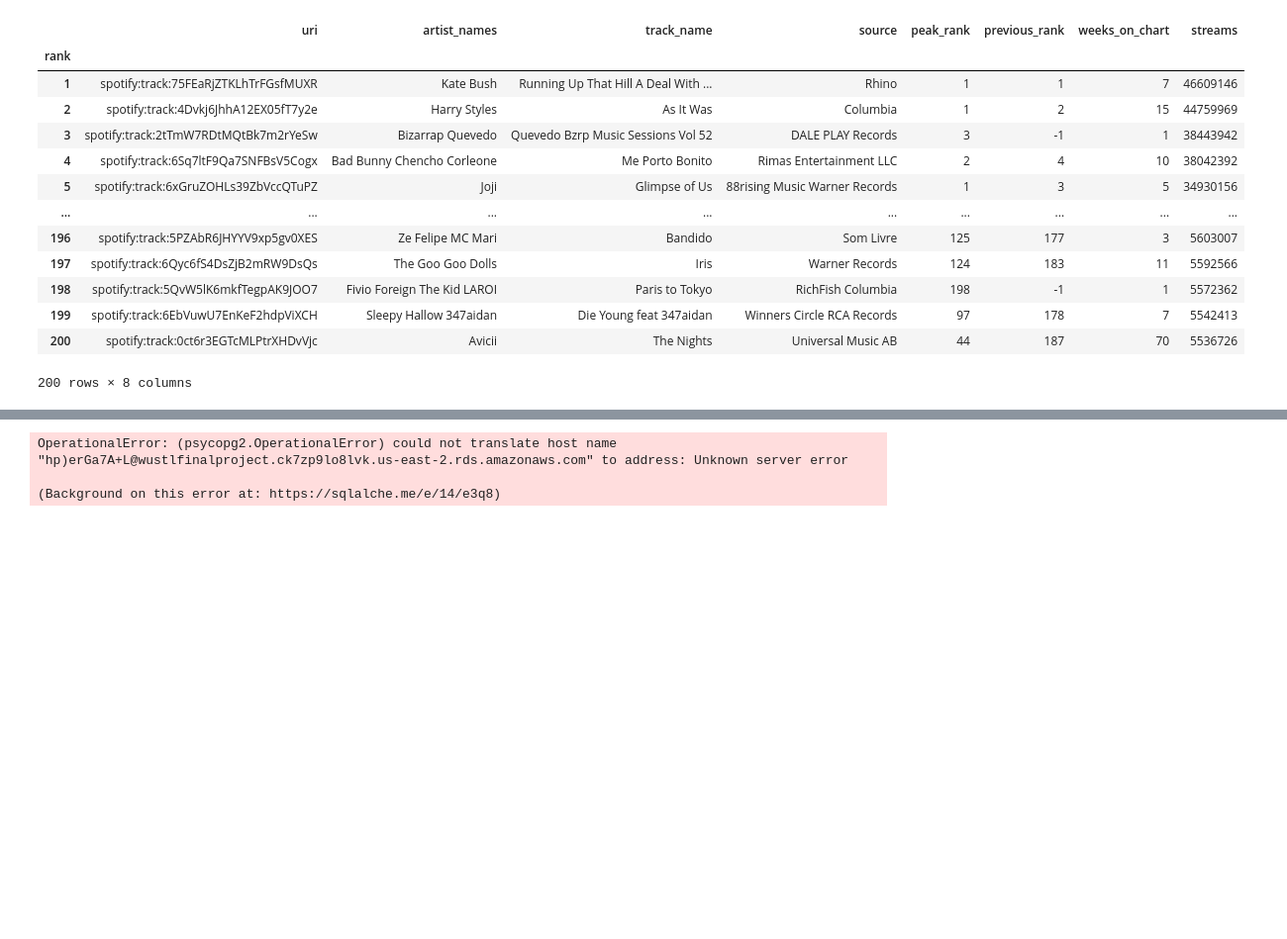
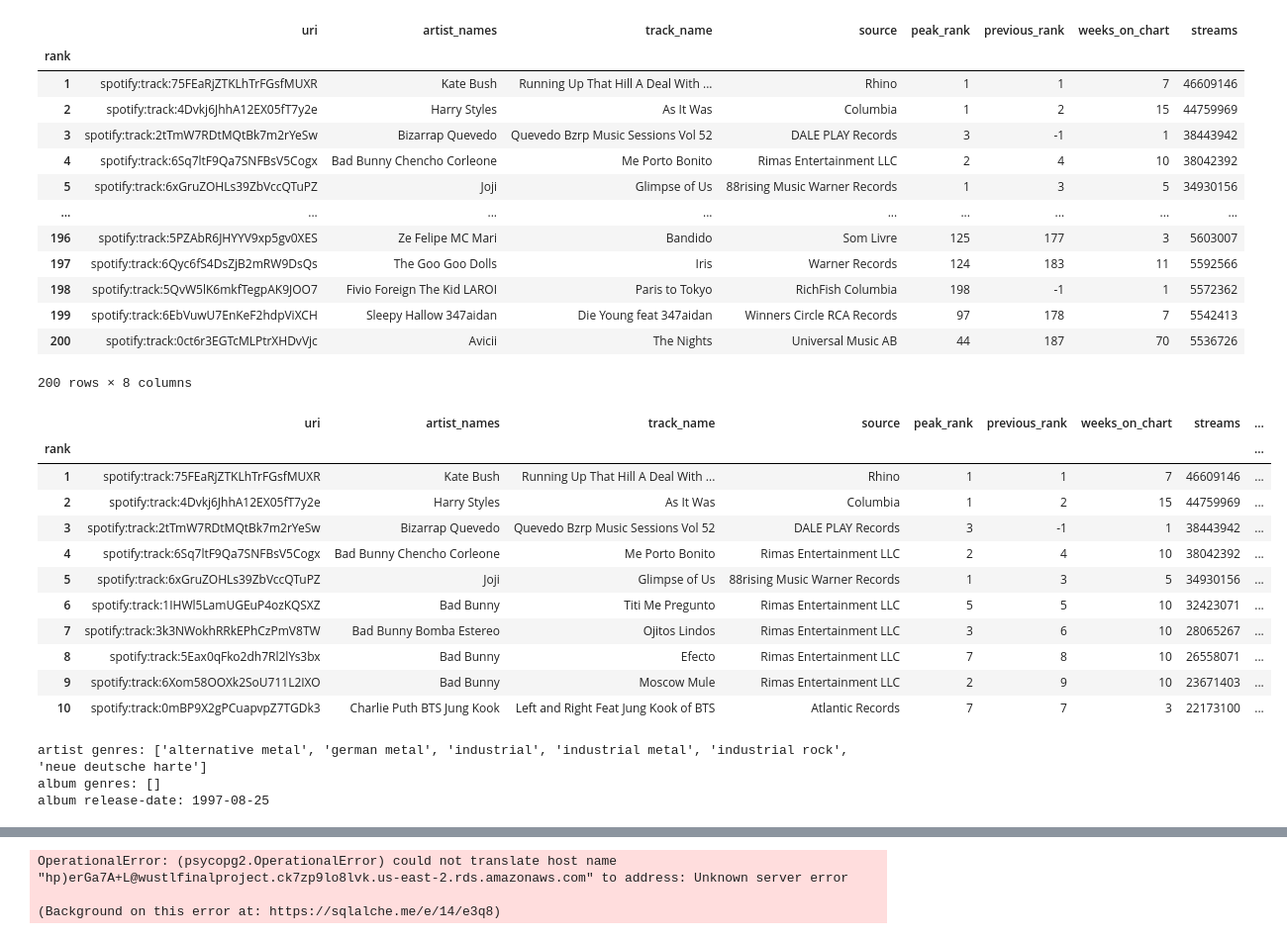
Before and after one commit to Azykan/Final-Project, a Jupyter notebook: source_code.ipynb, the cells around one changed output, grey strips where cells are left out. Shown at 99% size. Saved outputs shown, nothing was run; the diff lists cells and outputs as text; code cells hidden in the pictures; blank space fills up the shorter version.

```diff
--- a/source_code.ipynb
+++ b/source_code.ipynb
@@ -209,3 +240,41 @@ sp_df
 output_data_file = "C:\\Users\\Blaine\\Documents\\College\\Bootcamp\\20) Final-Project\\cleaned_regional-global-weekly-2022-07-14.csv"
 # Export the City_Data into a CSV.
 sp_df.to_csv(output_data_file, index= True)
+# %%
+sp_genre_df = sp_df[["uri", "artist_names", "track_name", "source", "peak_rank", "previous_rank", "weeks_on_chart", "streams"]].copy()
+sp_genre_df["genre"] = ""
+sp_genre_df.head(10)
+# %% [output]
+|  | uri | artist_names | track_name | source | peak_rank | previous_rank | weeks_on_chart | streams | ... |
+| rank |  |  |  |  |  |  |  |  | ... |
+| 1 | spotify:track:75FEaRjZTKLhTrFGsfMUXR | Kate Bush | Running Up That Hill A Deal With ... | Rhino | 1 | 1 | 7 | 46609146 | ... |
+| 2 | spotify:track:4Dvkj6JhhA12EX05fT7y2e | Harry Styles | As It Was | Columbia | 1 | 2 | 15 | 44759969 | ... |
+| 3 | spotify:track:2tTmW7RDtMQtBk7m2rYeSw | Bizarrap Quevedo | Quevedo Bzrp Music Sessions Vol 52 | DALE PLAY Records | 3 | -1 | 1 | 38443942 | ... |
+| 4 | spotify:track:6Sq7ltF9Qa7SNFBsV5Cogx | Bad Bunny Chencho Corleone | Me Porto Bonito | Rimas Entertainment LLC | 2 | 4 | 10 | 38042392 | ... |
+| 5 | spotify:track:6xGruZOHLs39ZbVccQTuPZ | Joji | Glimpse of Us | 88rising Music Warner Records | 1 | 3 | 5 | 34930156 | ... |
+| 6 | spotify:track:1IHWl5LamUGEuP4ozKQSXZ | Bad Bunny | Titi Me Pregunto | Rimas Entertainment LLC | 5 | 5 | 10 | 32423071 | ... |
+| 7 | spotify:track:3k3NWokhRRkEPhCzPmV8TW | Bad Bunny Bomba Estereo | Ojitos Lindos | Rimas Entertainment LLC | 3 | 6 | 10 | 28065267 | ... |
+| 8 | spotify:track:5Eax0qFko2dh7Rl2lYs3bx | Bad Bunny | Efecto | Rimas Entertainment LLC | 7 | 8 | 10 | 26558071 | ... |
+| 9 | spotify:track:6Xom58OOXk2SoU711L2IXO | Bad Bunny | Moscow Mule | Rimas Entertainment LLC | 2 | 9 | 10 | 23671403 | ... |
+| 10 | spotify:track:0mBP9X2gPCuapvpZ7TGDk3 | Charlie Puth BTS Jung Kook | Left and Right Feat Jung Kook of BTS | Atlantic Records | 7 | 7 | 3 | 22173100 | ... |
+# %%
+sp = spotipy.Spotify(auth_manager=SpotifyOAuth(client_id,
+                                               client_secret,
+                                               redirect_uri,))
+
+result = sp.search("Ramstein")
+track = result['tracks']['items'][0]
+
+artist = sp.artist(track["artists"][0]["external_urls"]["spotify"])
+print("artist genres:", artist["genres"])
+
+album = sp.album(track["album"]["external_urls"]["spotify"])
+print("album genres:", album["genres"])
+print("album release-date:", album["release_date"])
+
+
+# len(sp_df.artist_names)
+# %% [output]
+artist genres: ['alternative metal', 'german metal', 'industrial', 'industrial metal', 'industrial rock', 'neue deutsche harte']
+album genres: []
+album release-date: 1997-08-25
```
Also changed, not shown: parts of 6 cells of this notebook.
